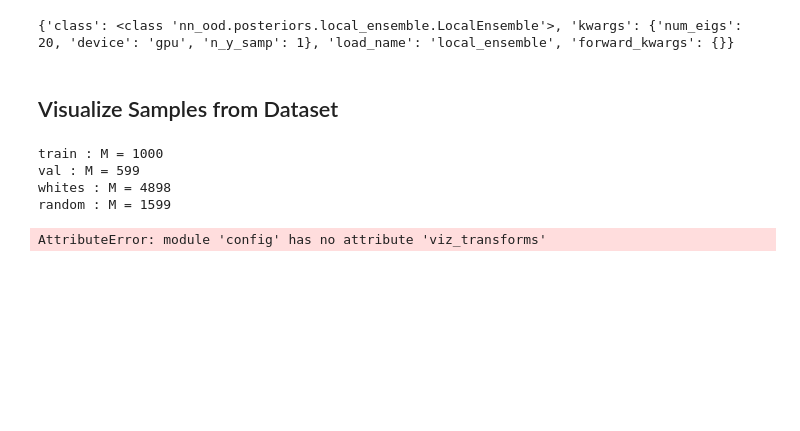
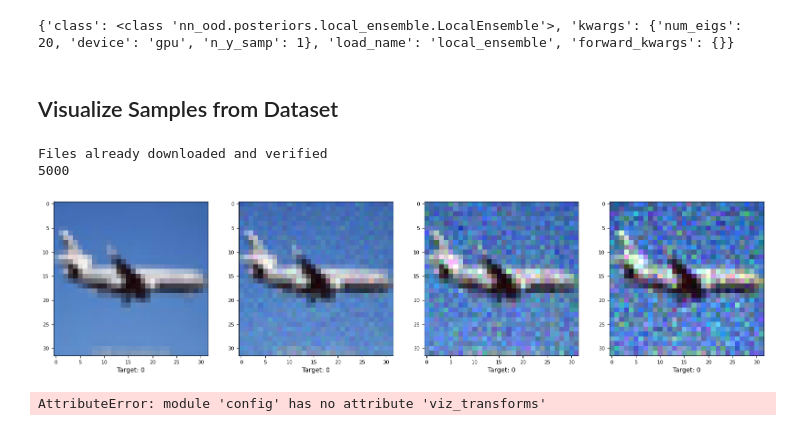
Before and after one commit to apoorva-sharma/SCOD, a Jupyter notebook: experiments/visualize.ipynb, the cells around one changed output. Cells and saved outputs as stored; diff of their text form; code cells hidden in the pictures; blank space fills up the shorter version.

```diff
--- a/experiments/visualize.ipynb
+++ b/experiments/visualize.ipynb
@@ -99,12 +95,11 @@ if info['load_name'] is not None:
 # %% [markdown]
 ## Visualize Samples from Dataset
 # %%
-config.viz_datasets(idx=1, model=model)
+config.viz_datasets(idx=100)
 # %% [output]
-train : M = 1000
-val : M = 599
-whites : M = 4898
-random : M = 1599
+Files already downloaded and verified
+5000
+[figure, added]
 # %%
 config.viz_transforms(idx=5, unc_model=unc_model)
 # %% [output]
```
Also changed, not shown: parts of 8 cells of this notebook, 30 other files.
